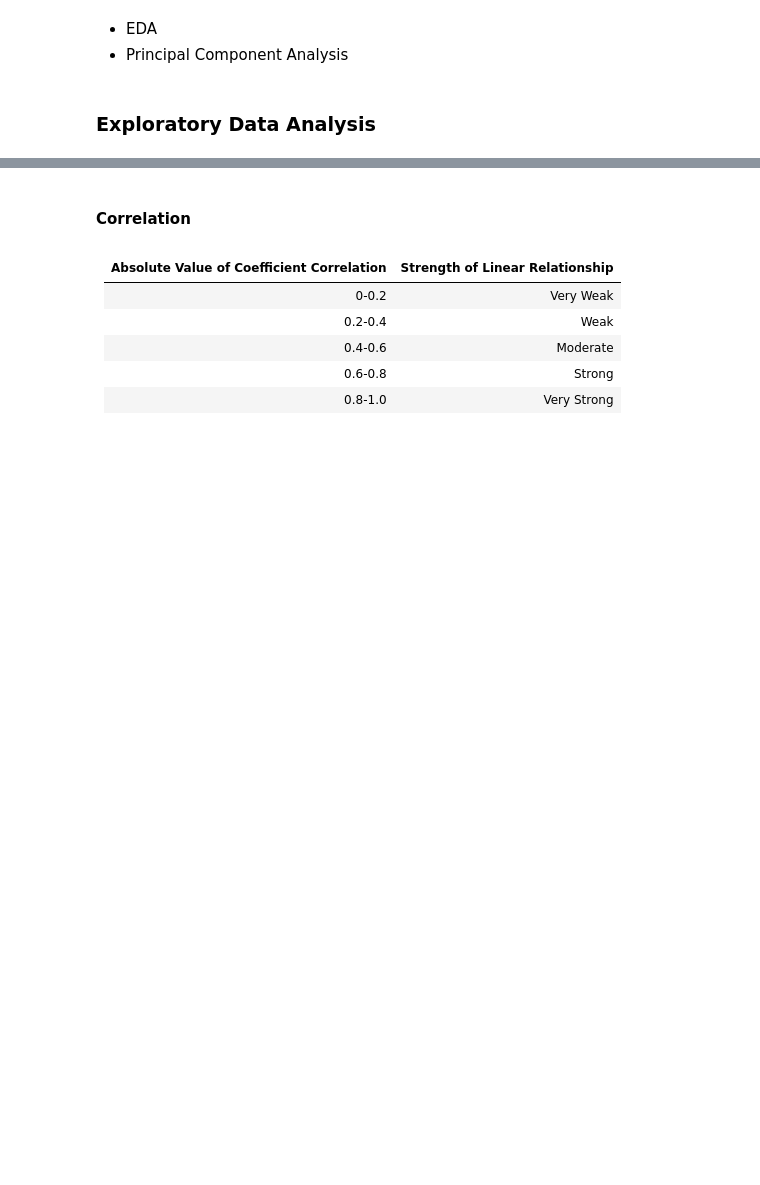
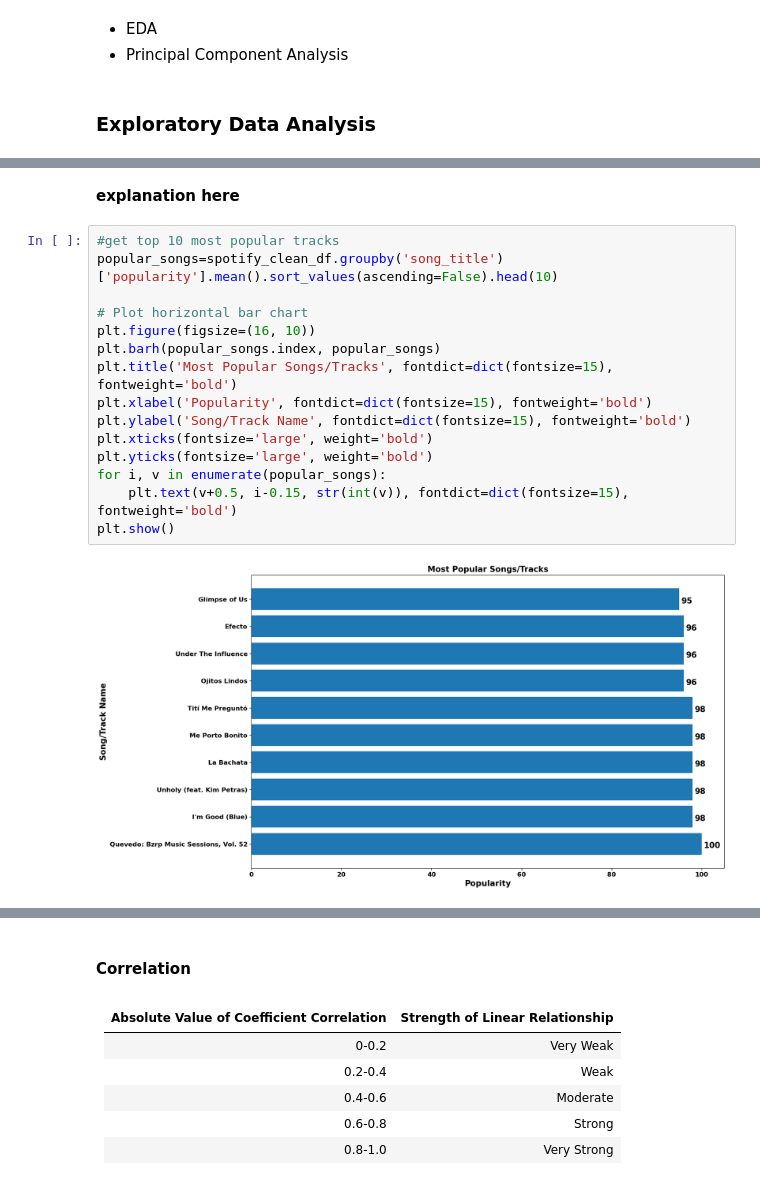
Before and after one commit to dapniii/DATA102-Spotify-Recommendation-System, a Jupyter notebook: main_project.ipynb, the cells around one changed output, grey strips where cells are left out. Drawn from its saved outputs; the diff is of its cells as text; blank space fills up the shorter version.

```diff
--- a/main_project.ipynb
+++ b/main_project.ipynb
@@ -483,0 +505,19 @@ spotify_clean_df.to_csv('datacleaned1.csv', sep='\t', encoding='utf-8', header='
+# %% [markdown]
+**explanation here**
+# %%
+#get top 10 most popular tracks
+popular_songs=spotify_clean_df.groupby('song_title')['popularity'].mean().sort_values(ascending=False).head(10)
+
+# Plot horizontal bar chart
+plt.figure(figsize=(16, 10))
+plt.barh(popular_songs.index, popular_songs)
+plt.title('Most Popular Songs/Tracks', fontdict=dict(fontsize=15), fontweight='bold')
+plt.xlabel('Popularity', fontdict=dict(fontsize=15), fontweight='bold')
+plt.ylabel('Song/Track Name', fontdict=dict(fontsize=15), fontweight='bold')
+plt.xticks(fontsize='large', weight='bold')
+plt.yticks(fontsize='large', weight='bold')
+for i, v in enumerate(popular_songs):
+    plt.text(v+0.5, i-0.15, str(int(v)), fontdict=dict(fontsize=15), fontweight='bold')
+plt.show()
+# %% [output]
+[figure, added]
```
Also changed, not shown: parts of 12 cells of this notebook.
